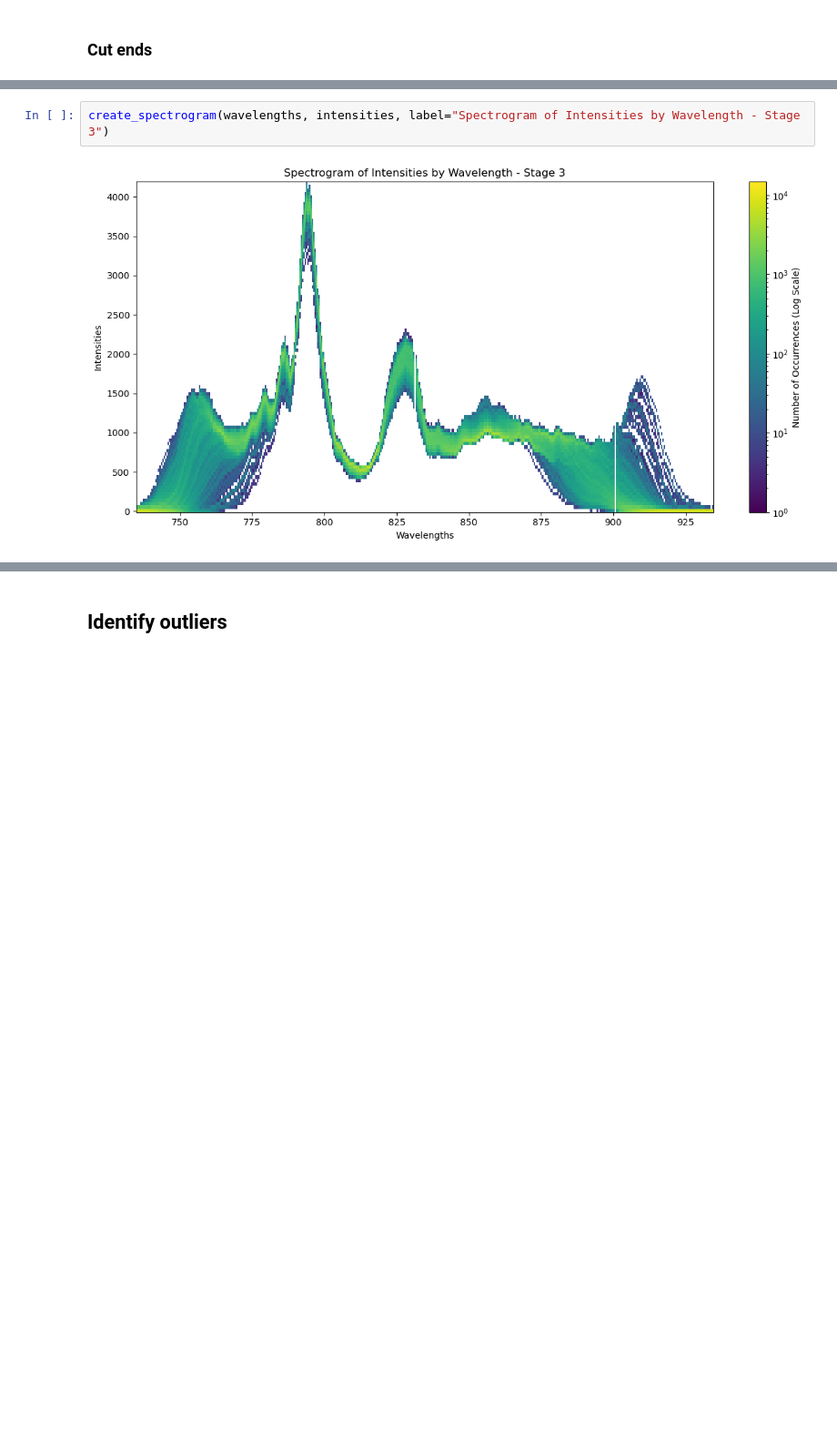
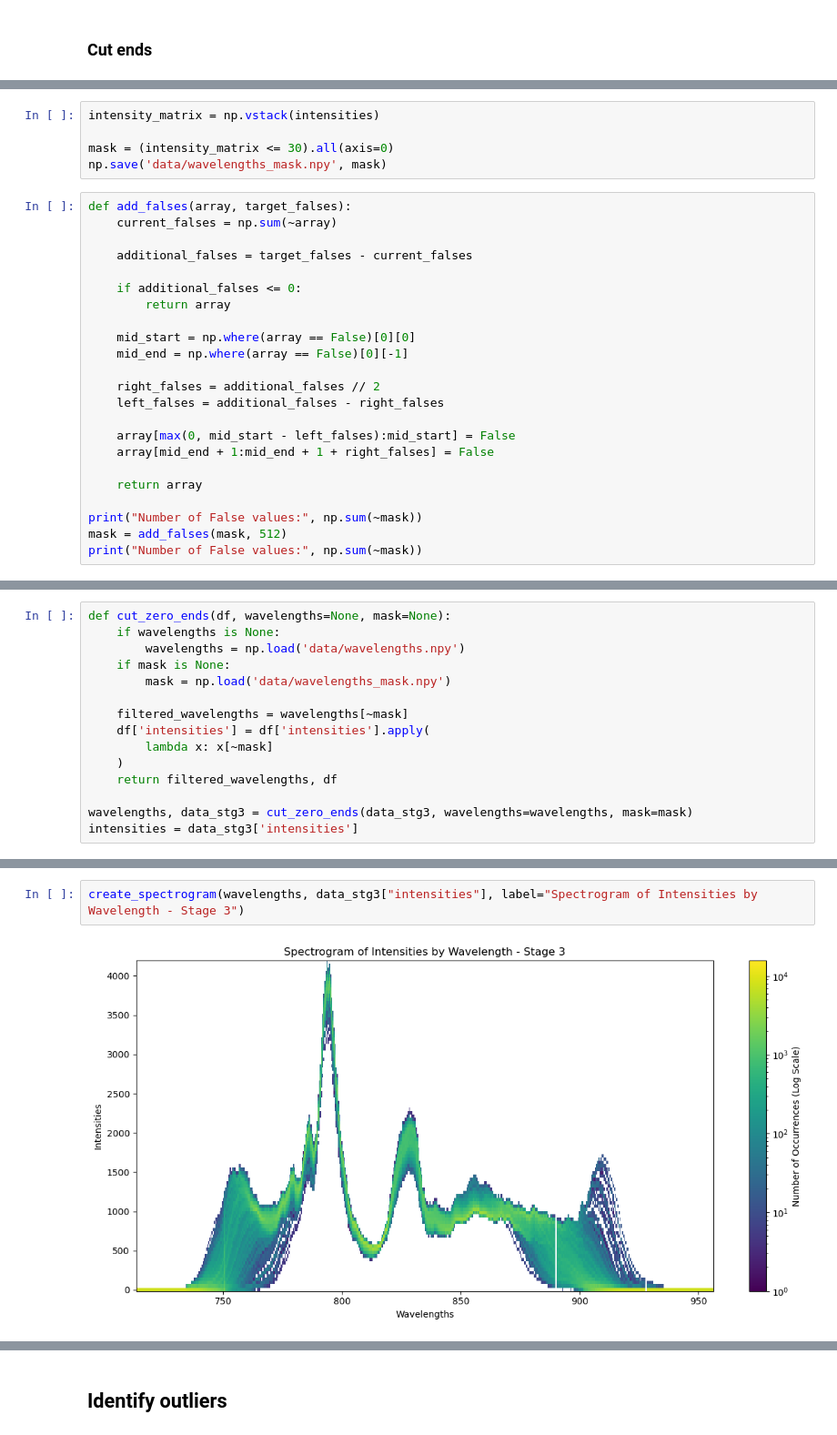
Before and after one commit to akapitanova/master_thesis, a Jupyter notebook: Preprocessing_constant_stepper_stg3.ipynb, the cells around one changed output, grey strips where cells are left out. Shown at 91% size. Drawn from its saved outputs; the diff is of its cells as text; blank space fills up the shorter version.

Commit message:
cut ends of intensities

```diff
--- a/Preprocessing_constant_stepper_stg3.ipynb
+++ b/Preprocessing_constant_stepper_stg3.ipynb
@@ -204,0 +198,28 @@ intensities = cut_zero_ends(data_stg3)['intensities']
+# %%
+intensity_matrix = np.vstack(intensities)
+
+mask = (intensity_matrix <= 30).all(axis=0)
+np.save('data/wavelengths_mask.npy', mask)
+# %%
+def add_falses(array, target_falses):
+    current_falses = np.sum(~array)
+
+    additional_falses = target_falses - current_falses
+
+    if additional_falses <= 0:
+        return array
+
+    mid_start = np.where(array == False)[0][0]
+    mid_end = np.where(array == False)[0][-1]
+
+    right_falses = additional_falses // 2
+    left_falses = additional_falses - right_falses
+
+    array[max(0, mid_start - left_falses):mid_start] = False
+    array[mid_end + 1:mid_end + 1 + right_falses] = False
+
+    return array
+
+print("Number of False values:", np.sum(~mask))
+mask = add_falses(mask, 512)
+print("Number of False values:", np.sum(~mask))
@@ -204,0 +229,15 @@ intensities = cut_zero_ends(data_stg3)['intensities']
+# %%
+def cut_zero_ends(df, wavelengths=None, mask=None):
+    if wavelengths is None:
+        wavelengths = np.load('data/wavelengths.npy')
+    if mask is None:
+        mask = np.load('data/wavelengths_mask.npy')
+
+    filtered_wavelengths = wavelengths[~mask]
+    df['intensities'] = df['intensities'].apply(
+        lambda x: x[~mask]
+    )
+    return filtered_wavelengths, df
+
+wavelengths, data_stg3 = cut_zero_ends(data_stg3, wavelengths=wavelengths, mask=mask)
+intensities = data_stg3['intensities']
@@ -205,4 +256,4 @@ intensities = cut_zero_ends(data_stg3)['intensities']
 # %%
-create_spectrogram(wavelengths, intensities, label="Spectrogram of Intensities by Wavelength - Stage 3")
+create_spectrogram(wavelengths, data_stg3["intensities"], label="Spectrogram of Intensities by Wavelength - Stage 3")
 # %% [output]
-[figure, old version]
+[figure, new version]
```
Also changed, not shown: parts of 17 cells of this notebook, 3 other files.
